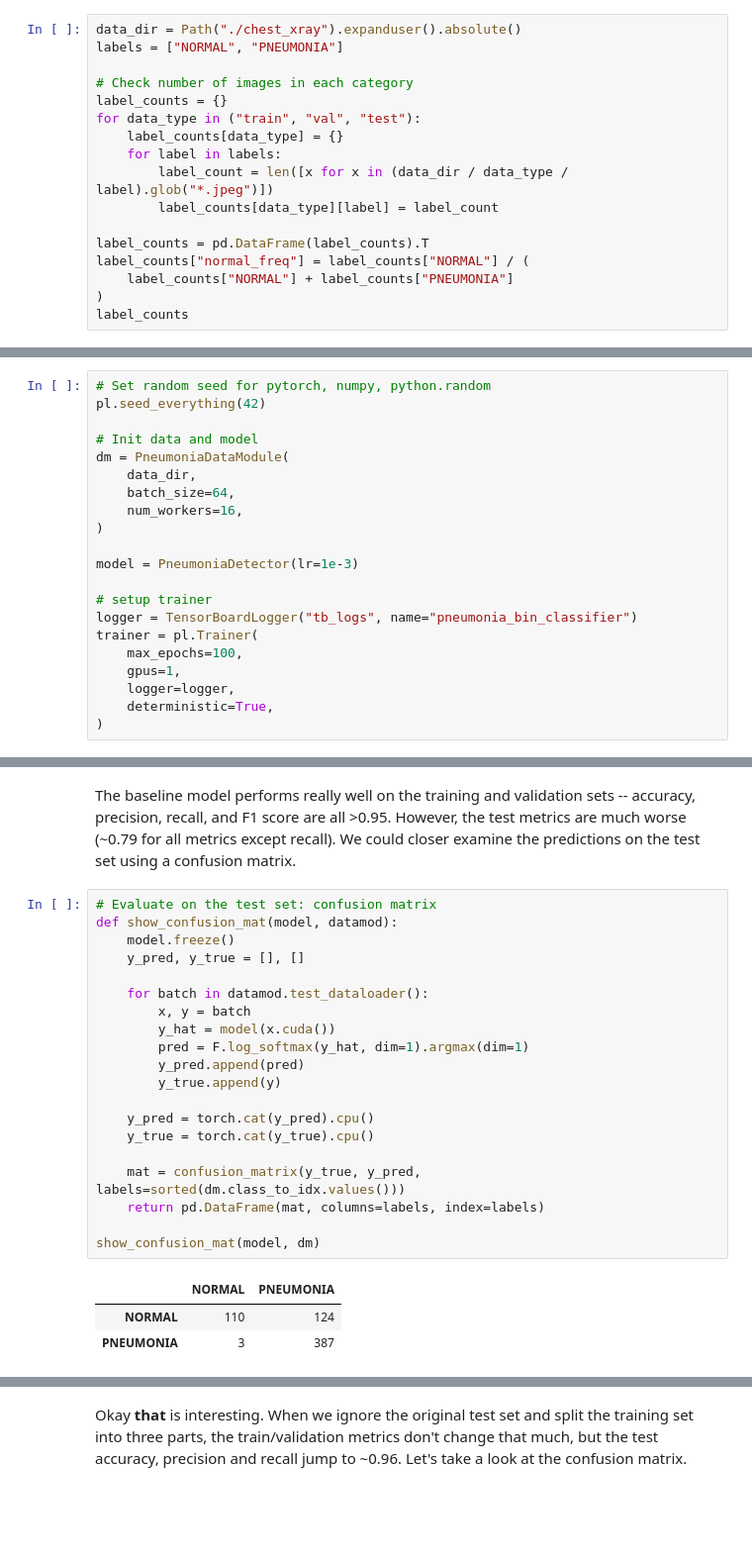
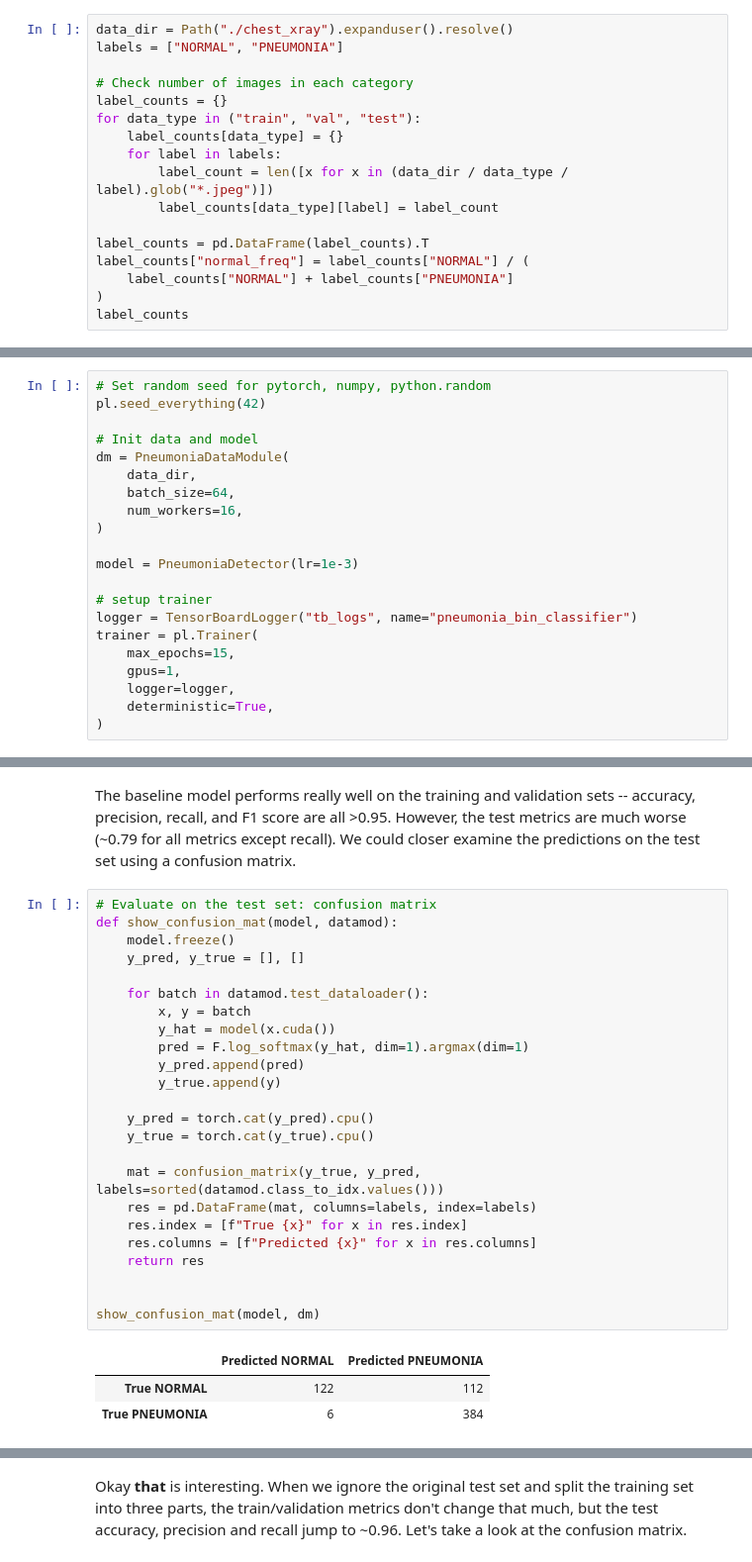
Before and after one commit to michaelSkaro/chest-xray-pneumonia-clasifier, a Jupyter notebook: binary_classification.ipynb, the cells around one changed output, grey strips where cells are left out. Shown at 99% size. Cells and saved outputs as stored; diff of their text form; blank space fills up the shorter version.

```diff
--- a/binary_classification.ipynb
+++ b/binary_classification.ipynb
@@ -46,7 +47,7 @@ from torch.nn import functional as F
 
 Machine learning aside, we first need to check the number of samples under each data category (normal vs. pneumonia). As described above, we simply need to walk the subdirectories and count the number of files.
 # %%
-data_dir = Path("./chest_xray").expanduser().absolute()
+data_dir = Path("./chest_xray").expanduser().resolve()
 labels = ["NORMAL", "PNEUMONIA"]
 
 # Check number of images in each category
@@ -170,7 +179,7 @@ model = PneumoniaDetector(lr=1e-3)
 # setup trainer
 logger = TensorBoardLogger("tb_logs", name="pneumonia_bin_classifier")
 trainer = pl.Trainer(
-    max_epochs=100,
+    max_epochs=15,
     gpus=1,
     logger=logger,
     deterministic=True,
@@ -211,25 +223,29 @@ The baseline model performs really well on the training and validation sets -- a
 # %%
 # Evaluate on the test set: confusion matrix
 def show_confusion_mat(model, datamod):
     model.freeze()
     y_pred, y_true = [], []
 
     for batch in datamod.test_dataloader():
         x, y = batch
         y_hat = model(x.cuda())
         pred = F.log_softmax(y_hat, dim=1).argmax(dim=1)
         y_pred.append(pred)
         y_true.append(y)
 
     y_pred = torch.cat(y_pred).cpu()
     y_true = torch.cat(y_true).cpu()
 
-    mat = confusion_matrix(y_true, y_pred, labels=sorted(dm.class_to_idx.values()))
-    return pd.DataFrame(mat, columns=labels, index=labels)
+    mat = confusion_matrix(y_true, y_pred, labels=sorted(datamod.class_to_idx.values()))
+    res = pd.DataFrame(mat, columns=labels, index=labels)
+    res.index = [f"True {x}" for x in res.index]
+    res.columns = [f"Predicted {x}" for x in res.columns]
+    return res
+
 
 show_confusion_mat(model, dm)
 # %% [output]
-|  | NORMAL | PNEUMONIA |
-| NORMAL | 110 | 124 |
-| PNEUMONIA | 3 | 387 |
+|  | Predicted NORMAL | Predicted PNEUMONIA |
+| True NORMAL | 122 | 112 |
+| True PNEUMONIA | 6 | 384 |
 # %% [markdown]
```
Also changed, not shown: parts of 19 cells of this notebook, 5 other files.
